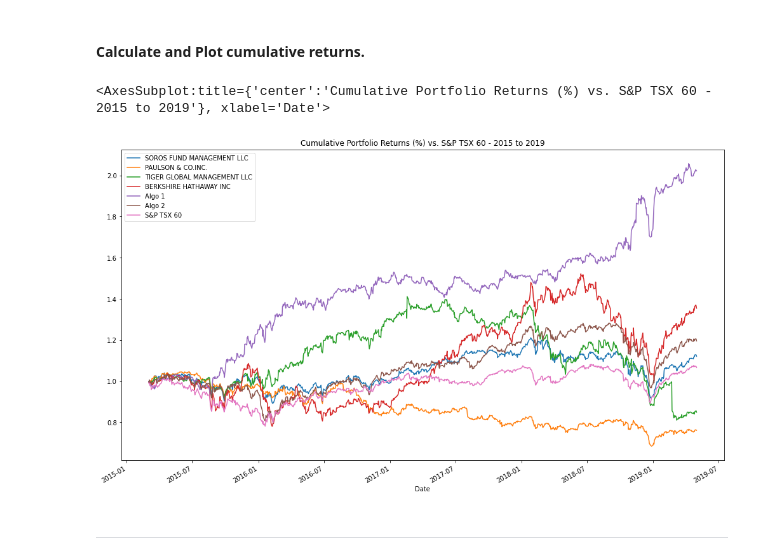
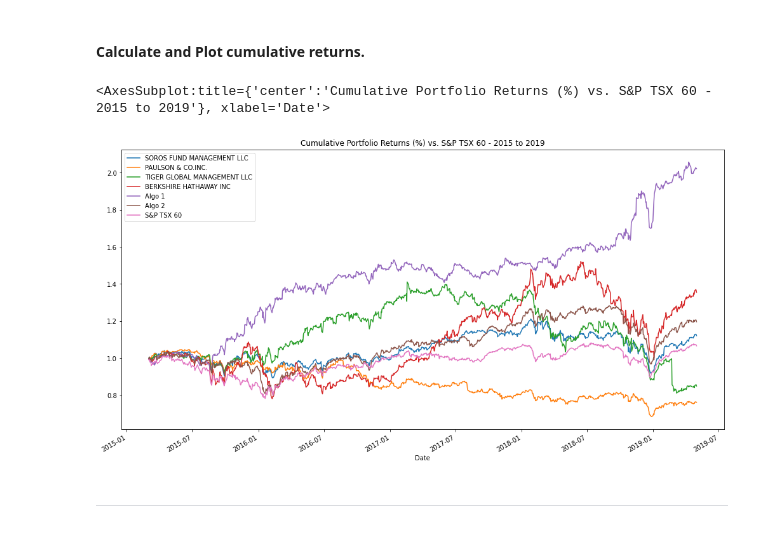
Before and after one commit to aylwarda/fintech-pandas-analysis, a Jupyter notebook: whale_analysis.ipynb, the cells around one changed output. Cells and saved outputs as stored; diff of their text form; code cells hidden in the pictures.

```diff
--- a/whale_analysis.ipynb
+++ b/whale_analysis.ipynb
@@ -312,12 +313,12 @@ all_returns.plot(figsize=(17,9), title="Daily Portfolio Returns - 2015 to 2019")
 # %%
 # Calculate cumulative returns of all portfolios
 all_cumu_rets = (1 + all_returns).cumprod()
 
 # Plot cumulative returns
-all_cumu_rets.plot(figsize=(17,10), title="Cumulative Portfolio Returns (%) vs. S&P TSX 60 - 2015 to 2019")
+all_cumu_rets.plot(figsize=(17,9), title="Cumulative Portfolio Returns (%) vs. S&P TSX 60 - 2015 to 2019")
 # %% [output]
 <AxesSubplot:title={'center':'Cumulative Portfolio Returns (%) vs. S&P TSX 60 - 2015 to 2019'}, xlabel='Date'>
-[figure, old version]
+[figure, new version]
 # %% [markdown]
 ---
 # %% [markdown]
```
Also changed, not shown: parts of 12 cells of this notebook.
